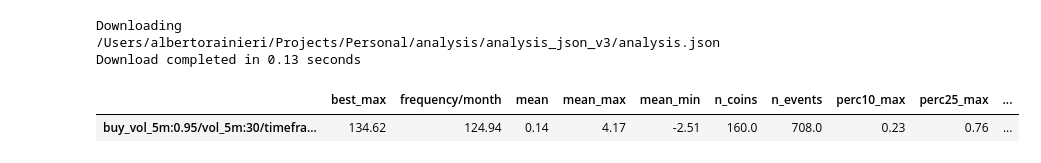
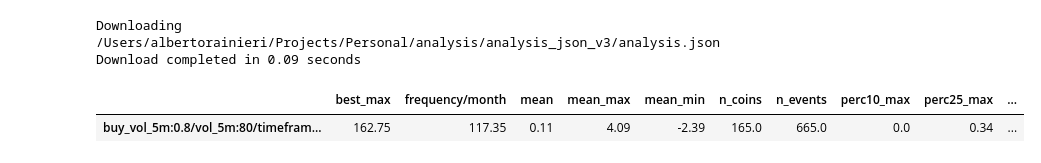
Before and after one commit to albertoRainieri/Crypto_Trading_System, a Jupyter notebook: analysis/Analysis-5min.ipynb, the cells around one changed output. Drawn from its saved outputs; the diff is of its cells as text; code cells hidden in the pictures.

```diff
--- a/analysis/Analysis-5min.ipynb
+++ b/analysis/Analysis-5min.ipynb
@@ -52,28 +52,30 @@ new data was jsonized
 # %%
 from Functions3 import download_show_output
 import pandas as pd
 
-minimum_event_number=700
+minimum_event_number=100
 minimum_event_number_list = [minimum_event_number]
 minimum_coin_number=1
 mean_threshold= 0
 frequency_threshold=0
 best_coins_timeframe=2
 early_validation=False
 max_threshold = 4
 lb_threshold = -15
 std_multiplier = 200
+filter_key='buy_vol_5m:0.8/vol_5m:80/timeframe:120'
+#filter_key=None
 
 output, info = download_show_output(minimum_event_number, minimum_coin_number, mean_threshold, frequency_threshold, max_threshold, lb_threshold, std_multiplier,
-                                     best_coins_timeframe=best_coins_timeframe, early_validation=early_validation)
+                                     best_coins_timeframe=best_coins_timeframe, early_validation=early_validation, filter_key=filter_key)
 
 df = pd.DataFrame(output).transpose()
 df.sort_values(by=['mean'], ascending=False)
 # %% [output]
 Downloading /Users/albertorainieri/Projects/Personal/analysis/analysis_json_v3/analysis.json
-Download completed in 0.13 seconds
+Download completed in 0.09 seconds
 |  | best_max | frequency/month | mean | mean_max | mean_min | n_coins | n_events | perc10_max | perc25_max | ... |
-| buy_vol_5m:0.95/vol_5m:30/timefra... | 134.62 | 124.94 | 0.14 | 4.17 | -2.51 | 160.0 | 708.0 | 0.23 | 0.76 | ... |
+| buy_vol_5m:0.8/vol_5m:80/timefram... | 162.75 | 117.35 | 0.11 | 4.09 | -2.39 | 165.0 | 665.0 | 0.0 | 0.34 | ... |
 # %%
 from Functions3 import inspect_key
 from IPython.display import display, Markdown
```
Also changed, not shown: parts of 3 cells of this notebook, 1 other file.
